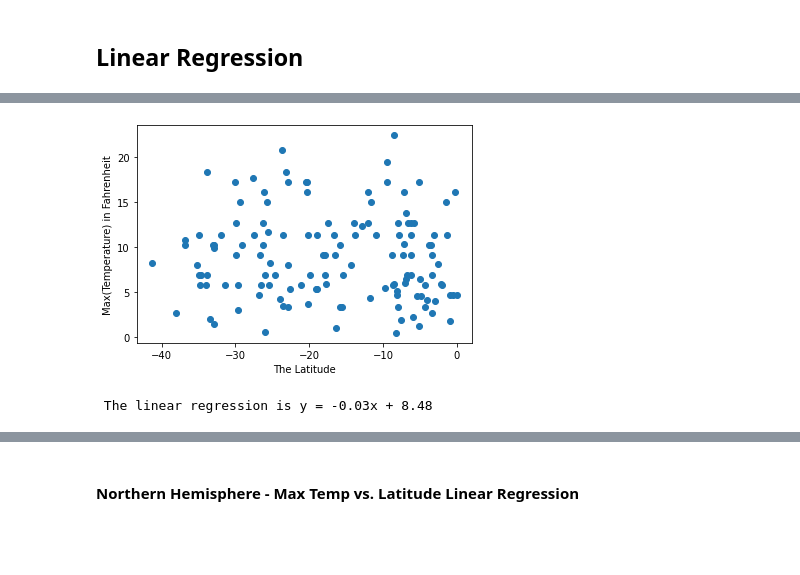
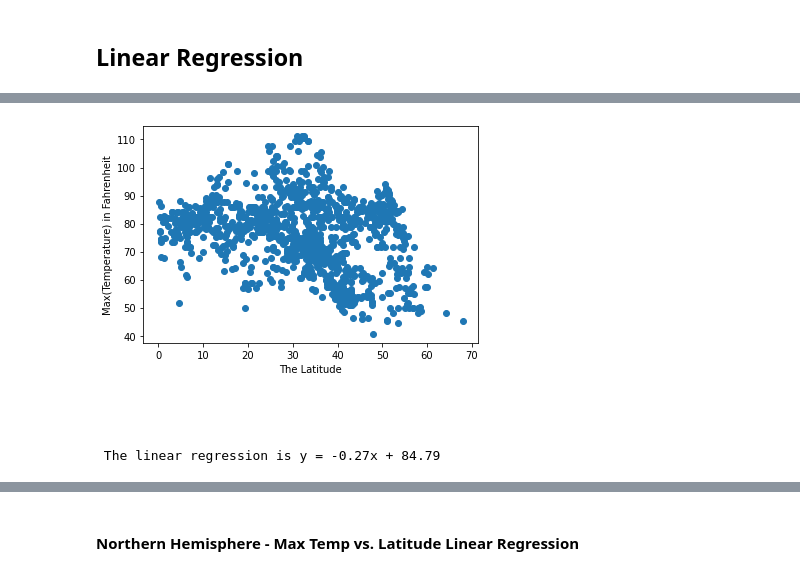
Before and after one commit to chinnamanaidu/python-api-challenge, a Jupyter notebook: WeatherPy/WeatherPy_build.ipynb, the cells around one changed output, grey strips where cells are left out. Drawn from its saved outputs; the diff is of its cells as text; code cells hidden in the pictures; blank space fills up the shorter version.

Commit message:
weather change

```diff
--- a/WeatherPy/WeatherPy_build.ipynb
+++ b/WeatherPy/WeatherPy_build.ipynb
@@ -250,29 +250,22 @@ Name: temp, Length: 827, dtype: float64
 # %%
-max_temp = weather_data.groupby("lat").max()["temp"]
-lat_data = weather_data["lat"].unique()
-
-weather_dict_uniq = {
-    "lat_data": lat_data
-}
-weather_data_uniq = pd.DataFrame(weather_dict_uniq)
-
-
-x_values = weather_data_uniq["lat_data"]
+max_temp = weather_data["temp"]
+lat_data = weather_data["lat"]
+x_values = lat_data
 y_values = max_temp
 (wea_slope, wea_intercept, rvalue, pvalue, stderr) = linregress(x_values, y_values)
 wea_regress_values = x_values* wea_slope + wea_intercept
 line_eq = "y = " + str(round(wea_slope,2)) + "x + " + str(round(wea_intercept,2))
 plt.scatter(x_values,y_values)
 #plt.plot(x_values,y_values,"r-")
 plt.annotate(line_eq,(6,10),fontsize=15,color="red")
 plt.xlabel('The Latitude')
 plt.ylabel('Max(Temperature) in Fahrenheit')
 plt.savefig("../output_img/northern_max_temp_vs_latitude.png")
 plt.show()
 print(f' The linear regression is {line_eq}')
 # %% [output]
-[figure, old version]
+[figure, new version]
- The linear regression is y = -0.03x + 8.48
+ The linear regression is y = -0.27x + 84.79
 # %%
 #This is for temperature vs latitude
 x_limit = 100
```
Also changed, not shown: parts of 17 cells of this notebook.
